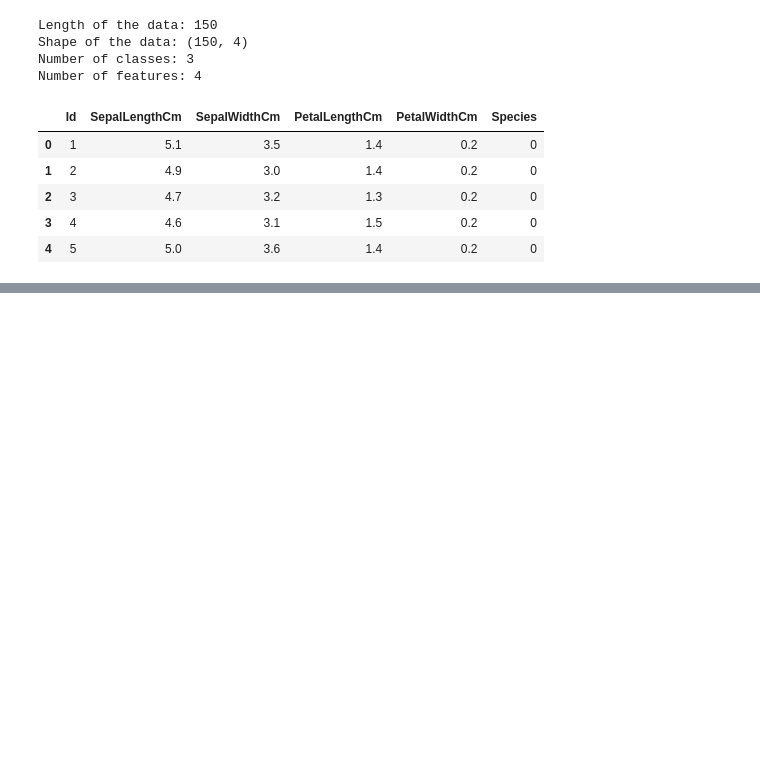
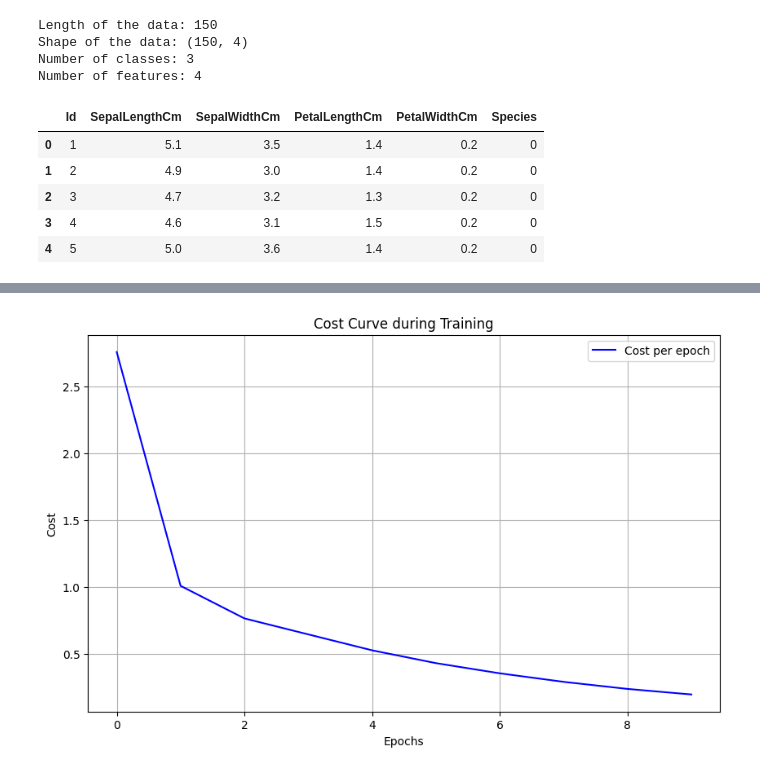
Before and after one commit to KartikAg13/iris_species_nn, a Jupyter notebook: main.ipynb, the cells around one changed output, grey strips where cells are left out. Saved outputs shown, nothing was run; the diff lists cells and outputs as text; code cells hidden in the pictures; blank space fills up the shorter version.

```diff
--- a/main.ipynb
+++ b/main.ipynb
@@ -80,0 +150,15 @@ def relu_derivative(z):
+# %%
+def train(x, y, input_size, hidden1_size, hidden2_size, output_size, alpha, epochs, m, b1, b2, e):
+    parameters = initialize_parameters(input_size, hidden1_size, hidden2_size, output_size)
+    v = {key: np.zeros_like(val) for key, val in parameters.items()}
+    s = {key: np.zeros_like(val) for key, val in parameters.items()}
+    costs = []
+
+    for i in range(epochs):
+        a3, cache = forward_propagation(x, parameters)
+        cost = compute_cost(a3, y)
+        gradients = backward_propagation(parameters, cache, x, y, m)
+        parameters, v, s = update_parameters(parameters, gradients, v, s, i, alpha, b1, b2, e)
+        if i % 100 == 0:
+            costs.append(cost)
+    return parameters, costs
@@ -80,0 +204,15 @@ def relu_derivative(z):
+# %%
+def plot_cost_curve(costs):
+    plt.figure(figsize=(10, 6))
+    plt.plot(costs, color='blue', label='Cost per epoch')
+    plt.title("Cost Curve during Training")
+    plt.xlabel("Epochs")
+    plt.ylabel("Cost")
+    plt.grid(True)
+    plt.legend()
+    plt.show()
+
+# Assuming `costs` is already obtained from the training process
+plot_cost_curve(costs)
+# %% [output]
+[figure, added]
```
Also changed, not shown: parts of 12 cells of this notebook.
